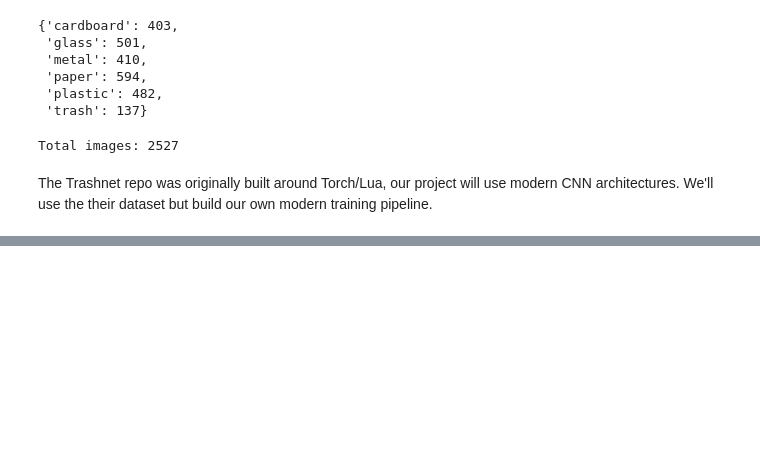
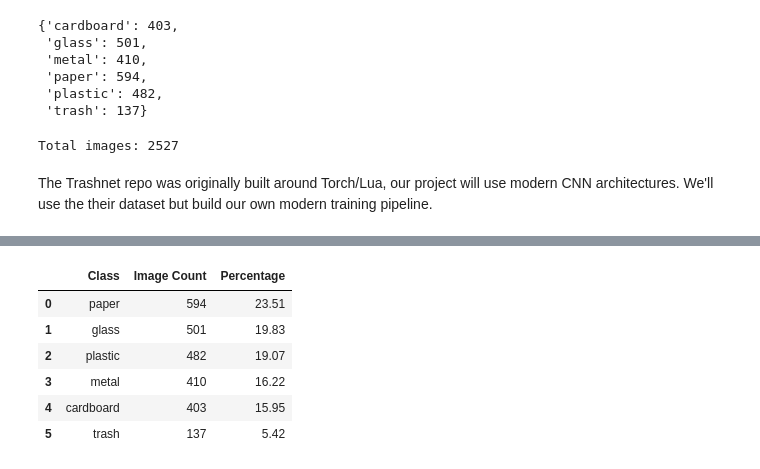
Before and after one commit to viviantothewu-web/trashnet-waste-classification, a Jupyter notebook: notebooks/01_TrashNet_EDA_and_Setup.ipynb, the cells around one changed output, grey strips where cells are left out. Drawn from its saved outputs; the diff is of its cells as text; code cells hidden in the pictures; blank space fills up the shorter version.

```diff
--- a/notebooks/01_TrashNet_EDA_and_Setup.ipynb
+++ b/notebooks/01_TrashNet_EDA_and_Setup.ipynb
@@ -135,0 +147,18 @@ The Trashnet repo was originally built around Torch/Lua, our project will use mo
+# %%
+# class percentage
+
+class_distribution["Percentage"] = (
+    class_distribution["Image Count"]
+    / class_distribution["Image Count"].sum()
+    * 100
+).round(2)
+
+class_distribution
+# %% [output]
+|  | Class | Image Count | Percentage |
+| 0 | paper | 594 | 23.51 |
+| 1 | glass | 501 | 19.83 |
+| 2 | plastic | 482 | 19.07 |
+| 3 | metal | 410 | 16.22 |
+| 4 | cardboard | 403 | 15.95 |
+| 5 | trash | 137 | 5.42 |
```
Also changed, not shown: parts of 6 cells of this notebook.
